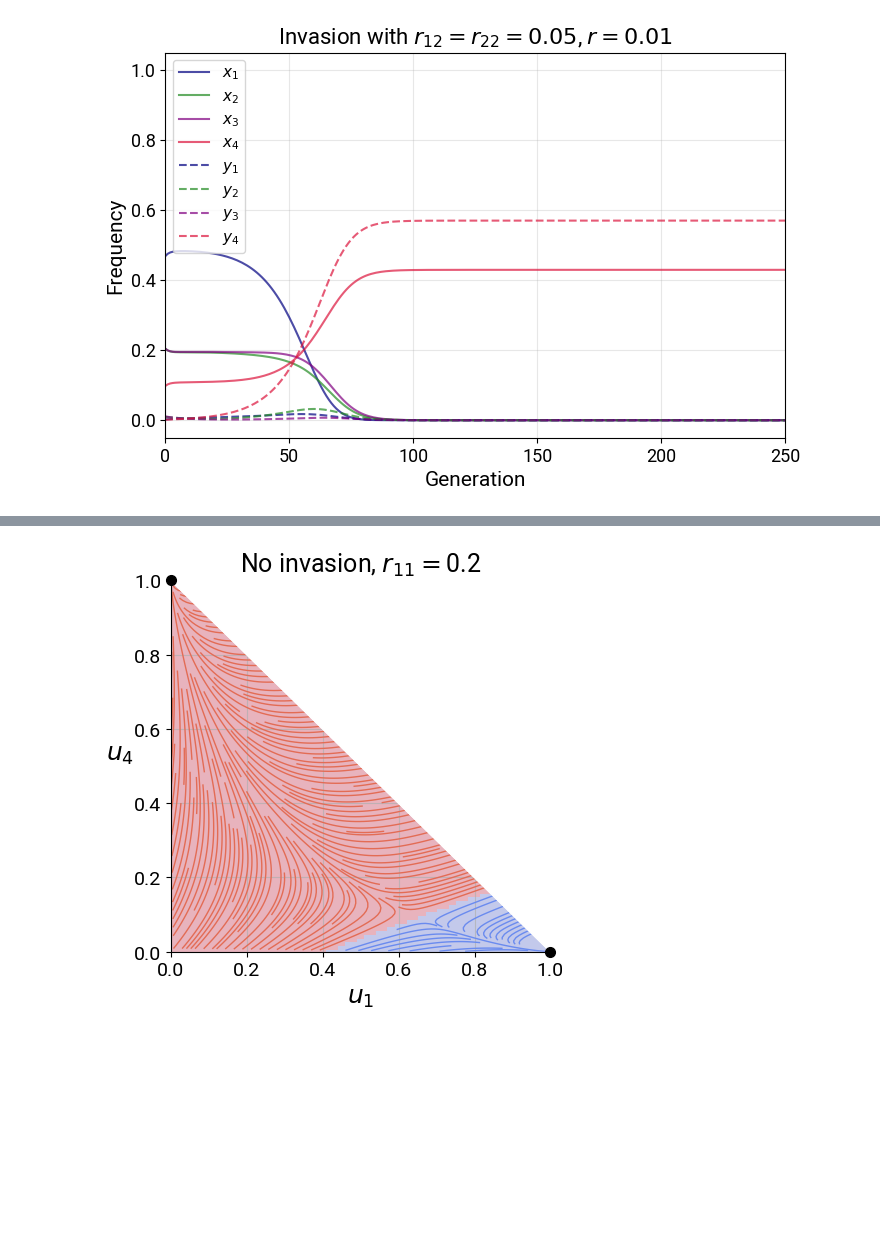
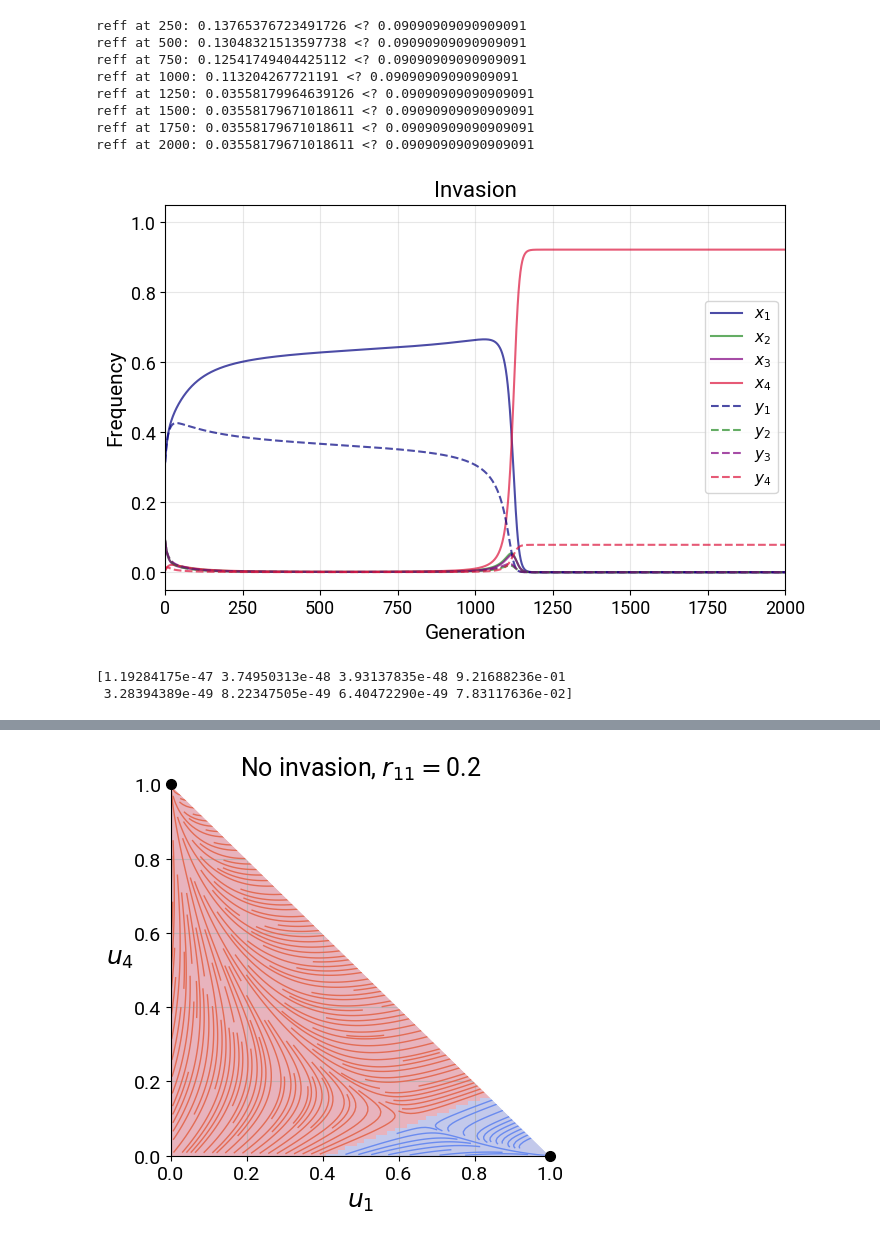
Before and after one commit to cvanamburg/quasilinkage, a Jupyter notebook: modifier.ipynb, the cells around one changed output, grey strips where cells are left out. Saved outputs shown, nothing was run; the diff lists cells and outputs as text; code cells hidden in the pictures; blank space fills up the shorter version.

```diff
--- a/modifier.ipynb
+++ b/modifier.ipynb
@@ -48,6 +48,16 @@ def evolve(x0, y0, f, N=1, crit=0):
         w_bar = np.dot(x, w) + np.dot(y, w)
         Ds = (w[0]*w[3]*(x[0]+y[0])*(x[3]+y[3]) - w[1]*w[2]*(x[1]+y[1])*(x[2]+y[2])) / w_bar**2
         # print(f"Expected LD: {(1-c)*Ds:.8f}\n")
+
+    if (t+1)%250 == 0:
+      um1 = x.sum()
+      um2 = y.sum()
+      r_11 = 0.010000
+      r_22 = 0.336667
+      r_12 = 0.173333
+
+      reff = r_11 * um1**2 + 2*r_12*um1*um2 + r_22 * um2**2
+      print(f"reff at {t+1}: {reff} <? {(0.1 / 1.1)}")
 
     if t == crit:
       # amt = 0.5
@@ -81,7 +91,7 @@ def plot_traj(traj, N_gen):
     plt.xlim(0, N_gen)
     plt.ylabel('Frequency')
     plt.xlabel('Generation')
-    plt.title(r'Invasion with $r_{12}=r_{22}=0.05$, $r=0.01$') # for $r_{12}=r_{22}=0.05$ with Invasion of $M_2$ into $M_1$
+    plt.title(r'Invasion') # for $r_{12}=r_{22}=0.05$ with Invasion of $M_2$ into $M_1$
     plt.legend()
     plt.show()
 
@@ -96,10 +106,10 @@ def f(x, y):
   w = np.array([R0, R0*(1-s), R0*(1-s), R0*(1+s)])
   w_bar = np.dot(x, w) + np.dot(y, w)
 
-  r_11 = 0.5
-  r_22 = 0.05
-  r_12 = 0.05 # 0.5*(r_1 + r_2)
-  r = 0.01
+  r_11 = 0.010000
+  r_22 = 0.336667
+  r_12 = 0.173333 # 0.5*(r_1 + r_2)
+  r = 0.1000
 
   # 0: ab, 1: Ab, 2: aB, 3: AB
   # x: modifier m, y: modifier M
@@ -182,44 +192,59 @@ def f(x, y):
 
     # y_prime[i] = y[i] + within + loss + gain
 
-  np.allclose(x_prime.sum(), x.sum())
-  np.allclose(y_prime.sum(), y.sum())
-  np.allclose((x_prime + y_prime).sum(), (x + y).sum())
+  total = x_prime.sum() + y_prime.sum()
+  x_prime /= total
+  y_prime /= total
   return x_prime, y_prime
 
 # Initialization
-x1 = 0.48
-x4 = 0.1
+x1 = 0.6
+x4 = 0.05
 x2 = (1 - x1 - x4) / 2
 x3 = x2
 
-total = 0.025
+total = 0.0
 y_r = np.random.dirichlet(np.ones(4)) * total
 
 
 x_init = np.array([x1, x2, x3, x4])
 y_init = np.array(y_r)
+y_init = np.array([x1, x2, x3, x4])
+
+x_init = np.array([0.314474,	0.090263,	0.090263,	0.005000])
+y_init = np.array([0.314474,	0.090263,	0.090263,	0.005000])
 
 # Normalization
 freq_total = x_init.sum() + y_init.sum()
 x_init /= freq_total
 y_init /= freq_total
 
 
 
 plt.rcParams.update({
     "font.family": "sans-serif",
     "font.sans-serif": ["Roboto"],
     "font.size": 14,
     "axes.titleweight": "regular",
     "axes.titlesize": 16,
     "axes.labelsize": 15,
     "xtick.labelsize": 13,
     "ytick.labelsize": 13,
     "legend.fontsize": 11,
     "figure.titlesize": 16
 })
 
-traj = evolve_traj(f, x_init, y_init, 250)
+traj = evolve_traj(f, x_init, y_init, 2000)
+print(traj[-1])
 # %% [output]
+reff at 250: 0.13765376723491726 <? 0.09090909090909091
+reff at 500: 0.13048321513597738 <? 0.09090909090909091
+reff at 750: 0.12541749404425112 <? 0.09090909090909091
+reff at 1000: 0.113204267721191 <? 0.09090909090909091
+reff at 1250: 0.03558179964639126 <? 0.09090909090909091
+reff at 1500: 0.03558179671018611 <? 0.09090909090909091
+reff at 1750: 0.03558179671018611 <? 0.09090909090909091
+reff at 2000: 0.03558179671018611 <? 0.09090909090909091
-[figure, old version]
+[figure, new version]
+[1.19284175e-47 3.74950313e-48 3.93137835e-48 9.21688236e-01
+ 3.28394389e-49 8.22347505e-49 6.40472290e-49 7.83117636e-02]
```
Also changed, not shown: parts of 13 cells of this notebook, 1 other file.
